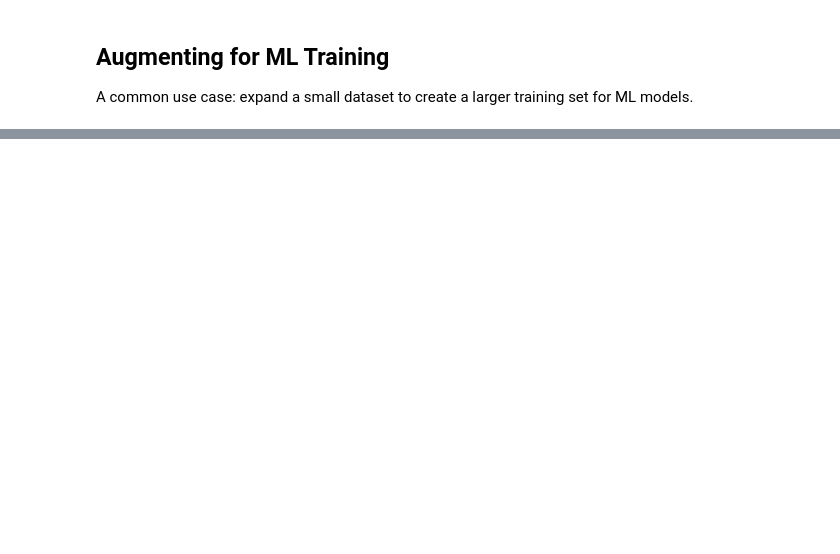
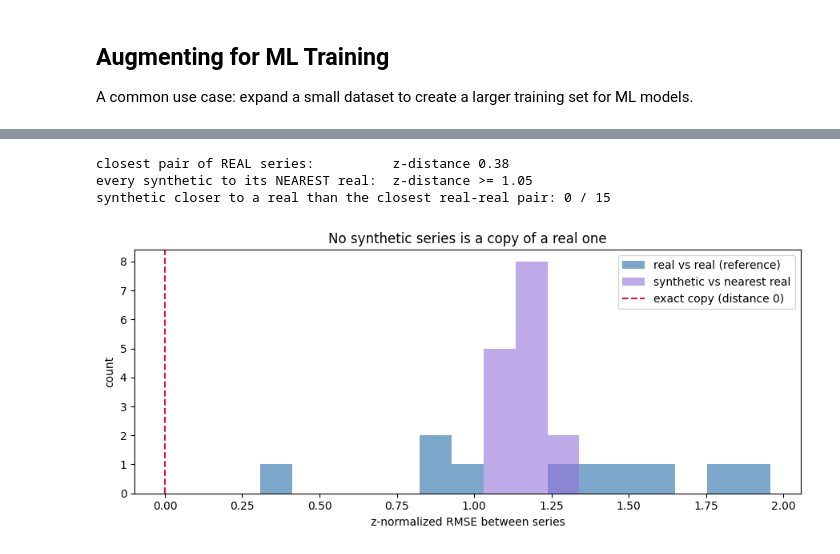
Before and after one commit to Nixtla/synforecast, a Jupyter notebook: nbs/docs/capabilities/augmentation_real_data.ipynb, the cells around one changed output, grey strips where cells are left out. Cells and saved outputs as stored; diff of their text form; code cells hidden in the pictures; blank space fills up the shorter version.

```diff
--- a/nbs/docs/capabilities/augmentation_real_data.ipynb
+++ b/nbs/docs/capabilities/augmentation_real_data.ipynb
@@ -480,0 +480,50 @@ Series length distribution:
+# %%
+import itertools
+
+
+def _znorm(a):
+    return (a - np.mean(a)) / (np.std(a) + 1e-9)
+
+
+privacy_real = {
+    u: df_sample.filter(pl.col('unique_id') == u).sort('ds')['y'].to_numpy()
+    for u in sample_ids
+}
+_L = min(len(v) for v in privacy_real.values())
+_R = {u: _znorm(v[:_L]) for u, v in privacy_real.items()}
+
+
+def _zdist(a, b):
+    return float(np.sqrt(np.mean((a - b) ** 2)))
+
+
+real_real = np.array([_zdist(_R[a], _R[b]) for a, b in itertools.combinations(_R, 2)])
+syn_ids_priv = [u for u in augmented_df['unique_id'].unique().to_list() if '_aug_' in u]
+syn_nn = np.array([
+    min(_zdist(_znorm(augmented_df.filter(pl.col('unique_id') == sid)
+               .sort('ds')['y'].to_numpy()[:_L]), _R[u]) for u in _R)
+    for sid in syn_ids_priv
+])
+
+print(f'closest pair of REAL series:          z-distance {real_real.min():.2f}')
+print(f'every synthetic to its NEAREST real:  z-distance >= {syn_nn.min():.2f}')
+print(f'synthetic closer to a real than the closest real-real pair: '
+      f'{int((syn_nn < real_real.min()).sum())} / {len(syn_nn)}')
+
+fig, ax = plt.subplots(figsize=(9, 4))
+bins = np.linspace(0, max(real_real.max(), syn_nn.max()) * 1.05, 20)
+ax.hist(real_real, bins=bins, alpha=0.7, color='steelblue',
+        label='real vs real (reference)')
+ax.hist(syn_nn, bins=bins, alpha=0.6, color='mediumpurple',
+        label='synthetic vs nearest real')
+ax.axvline(0.0, color='crimson', ls='--', label='exact copy (distance 0)')
+ax.set(xlabel='z-normalized RMSE between series', ylabel='count',
+       title='No synthetic series is a copy of a real one')
+ax.legend()
+plt.tight_layout()
+plt.show()
+# %% [output]
+closest pair of REAL series:          z-distance 0.38
+every synthetic to its NEAREST real:  z-distance >= 1.05
+synthetic closer to a real than the closest real-real pair: 0 / 15
+[figure, added]
```
Also changed, not shown: parts of 14 cells of this notebook, 6 other files.
